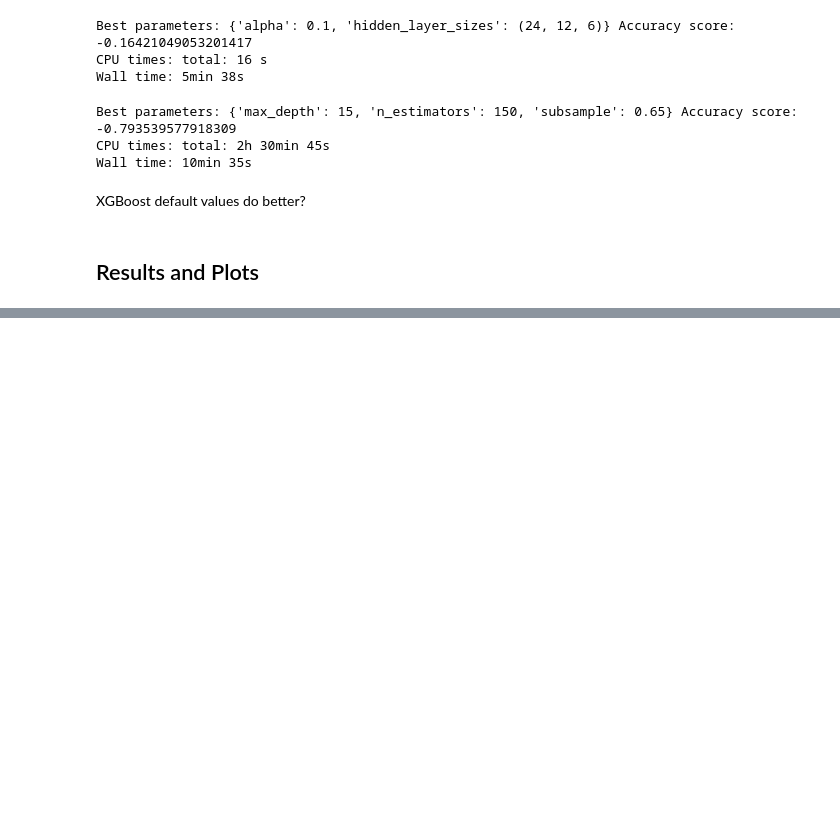
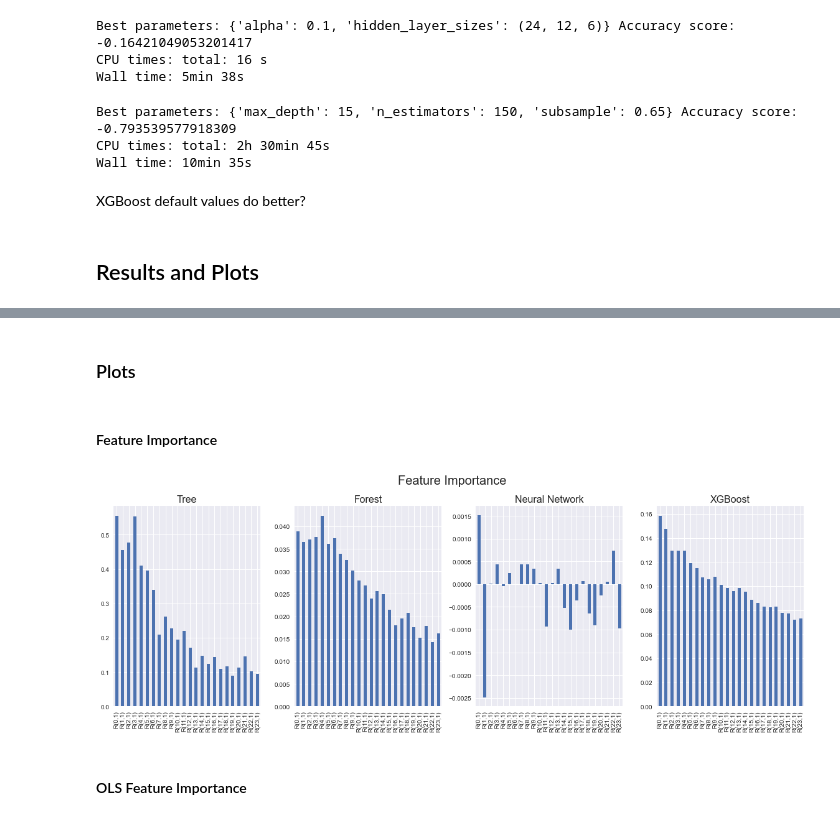
Before and after one commit to santoromano/Corporate-Bond-Factors, a Jupyter notebook: empirics.ipynb, the cells around one changed output, grey strips where cells are left out. Cells and saved outputs as stored; diff of their text form; code cells hidden in the pictures; blank space fills up the shorter version.

Commit message:
Plots

```diff
--- a/empirics.ipynb
+++ b/empirics.ipynb
@@ -482,0 +556,8 @@ XGBoost default values do better?
+# %% [markdown]
+### Plots
+# %%
+from sklearn.inspection import permutation_importance
+import matplotlib.pyplot as plt
+plt.style.use('seaborn')
+# %% [markdown]
+#### Feature Importance
@@ -482,0 +572,42 @@ XGBoost default values do better?
+# %%
+model_tree = tree(splitter='best', max_depth=25, random_state=1).fit(X,Y)
+
+model_forest = forest(n_estimators=150, max_depth=15, max_features=2, min_samples_leaf=15, random_state=1).fit(X,Y)
+
+model_nn = neural_net(hidden_layer_sizes=(24, 12, 6), activation='relu',
+                       solver='sgd', alpha=0.1, random_state=1).fit(X,Y)
+
+model_xgboost = xgboost(n_estimators=150, max_depth=15, subsample=0.65, random_state=1).fit(X,Y)
+# %%
+importances = pd.concat([feature_importance(model_tree), feature_importance(model_forest),
+                        feature_importance(model_nn), feature_importance(model_xgboost)], axis=1)
+importances.columns = ['Tree', 'Forest', 'Neural Network', 'XGBoost']
+# %%
+fig, ax = plt.subplots(1, 4, figsize=(16,6))
+
+fig.suptitle('Feature Importance', fontsize=20)
+
+ax1 = importances["Tree"].plot.bar(ax=ax[0])
+ax1.set_title('Tree', fontsize=16)
+ax1.set_xlabel("")
+
+ax2 = importances["Forest"].plot.bar(ax=ax[1])
+ax2.set_title('Forest', fontsize=16)
+ax2.set_xlabel("")
+
+ax3 = importances["Neural Network"].plot.bar(ax=ax[2])
+ax3.set_title('Neural Network', fontsize=16)
+ax3.set_xlabel("")
+
+ax4 = importances["XGBoost"].plot.bar(ax=ax[3])
+ax4.set_title('XGBoost', fontsize=16)
+ax4.set_xlabel("")
+
+fig.tight_layout()
+plt.show()
+
+# plt.savefig('Feature Importance.jpg')
+# %% [output]
+[figure, added]
+# %% [markdown]
+#### OLS Feature Importance
```
Also changed, not shown: parts of 25 cells of this notebook.
